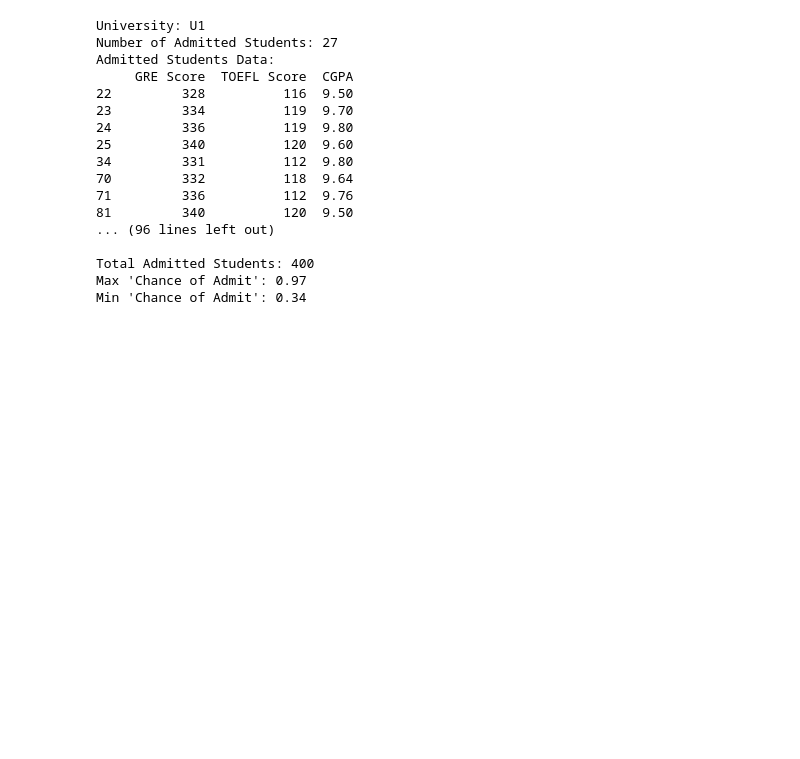
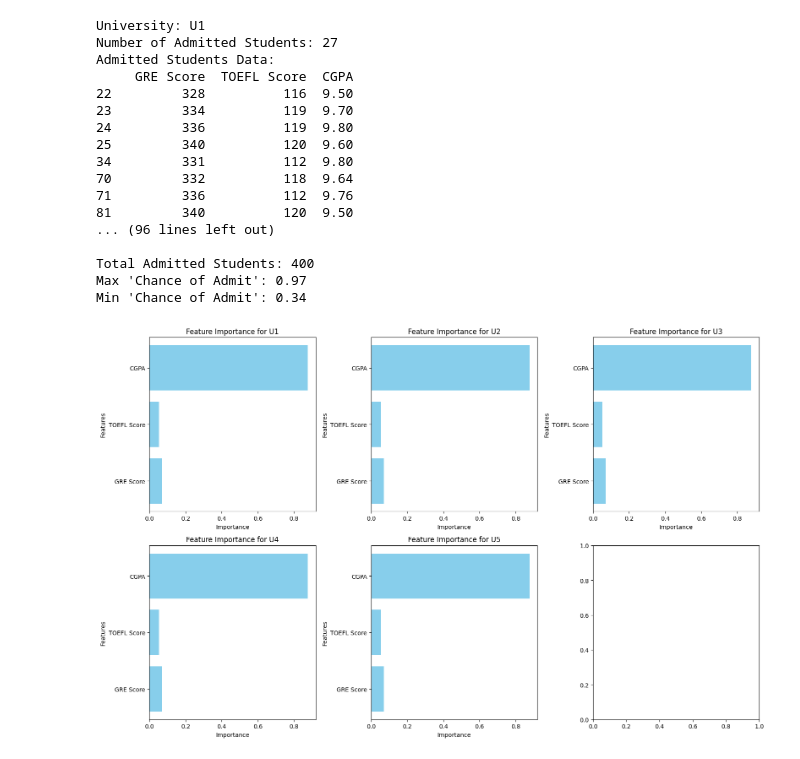
Before and after one commit to aritradey-CS/Admission-Prediction, a Jupyter notebook: _Test_Module_Oct23.ipynb, the cells around one changed output. Saved outputs shown, nothing was run; the diff lists cells and outputs as text; code cells hidden in the pictures; blank space fills up the shorter version.

```diff
--- a/_Test_Module_Oct23.ipynb
+++ b/_Test_Module_Oct23.ipynb
@@ -1508,3 +1600,78 @@ Admitted Students Data:
 Total Admitted Students: 400
 Max 'Chance of Admit': 0.97
 Min 'Chance of Admit': 0.34
+# %%
+import pandas as pd
+from sklearn.ensemble import RandomForestRegressor
+import matplotlib.pyplot as plt
+
+# Load your dataset (replace with your dataset path)
+df = pd.read_csv('Admission_Predict.csv')
+
+# Define cutoffs for "Chance of Admit" for each university
+university_cutoffs = {
+    'U1': 0.94,
+    'U2': 0.82,
+    'U3': 0.80,
+    'U4': 0.87,
+    'U5': 0.78,
+}
+
+# Initialize total admitted students counter
+total_admitted_students = 0
+
+# Create dictionaries to store important features for each university
+university_features = {}
+
+# Create subplots for each university's feature importance chart
+fig, axs = plt.subplots(2, 3, figsize=(16, 10))
+fig.subplots_adjust(wspace=0.5, hspace=0.5)
+axs = axs.ravel()
+
+# Loop through each university and apply admission criteria
+for i, (university, cutoff) in enumerate(university_cutoffs.items()):
+    # Calculate the maximum number of students that can be admitted without exceeding the total
+    max_students_for_university = 400 - total_admitted_students
+
+    # Filter students who meet the admission criteria for this university
+    admitted_students = df[df['Chance of Admit '] >= cutoff].head(max_students_for_university)
+
+    # Update the total admitted students count
+    total_admitted_students += len(admitted_students)
+
+    # Create a Random Forest Regressor model
+    model = RandomForestRegressor(n_estimators=100)
+
+    # Define the features (X) and target (y) variables
+    features = admitted_students[['GRE Score', 'TOEFL Score', 'CGPA']]
+    target = admitted_students['Chance of Admit ']
+
+    # Fit the model on the data
+    model.fit(features, target)
+
+    # Store the important features for this university
+    feature_importance = model.feature_importances_
+    university_features[university] = {
+        'Features': ['GRE Score', 'TOEFL Score', 'CGPA'],
+        'Importance': feature_importance
+    }
+
+    # Create a bar chart for feature importance
+    axs[i].barh(feature_data['Features'], feature_data['Importance'], color='skyblue')
+    axs[i].set_title(f'Feature Importance for {university}')
+    axs[i].set_xlabel('Importance')
+    axs[i].set_ylabel('Features')
+
+# Show the feature importance charts
+plt.tight_layout()
+plt.show()
+
+# Print feature importance for each university
+for university, feature_data in university_features.items():
+    print(f"University: {university}")
+    print("Feature Importance:")
+    for feature, importance in zip(feature_data['Features'], feature_data['Importance']):
+        print(f"{feature}: {importance}")
+    print("\n")
+# %% [output]
+[figure, added]
```
Also changed, not shown: parts of 3 cells of this notebook.
